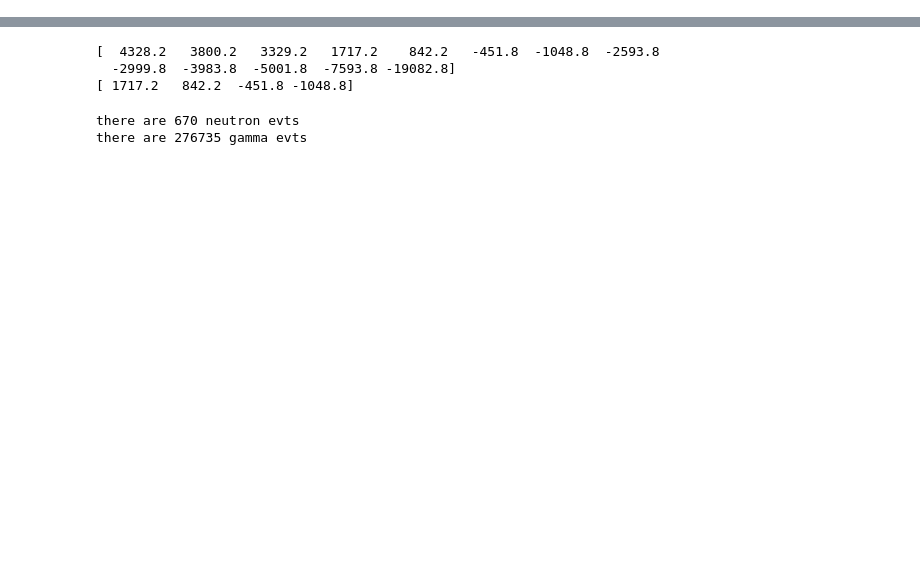
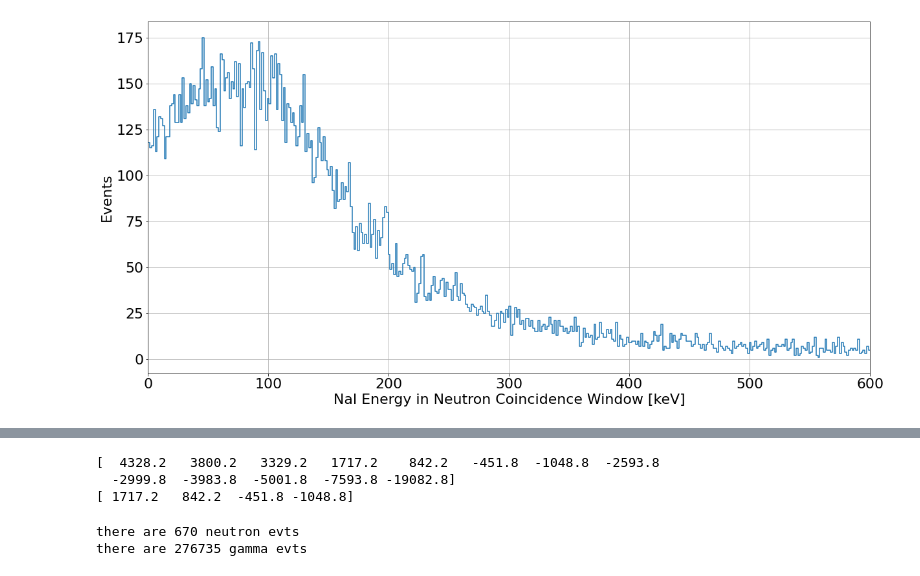
Before and after one commit to bglenardo/Cs136Measurements, a Jupyter notebook: DC_beam_file_loop.ipynb, the cells around one changed output, grey strips where cells are left out. Drawn from its saved outputs; the diff is of its cells as text; code cells hidden in the pictures; blank space fills up the shorter version.

```diff
--- a/DC_beam_file_loop.ipynb
+++ b/DC_beam_file_loop.ipynb
@@ -2,19 +2,13 @@
 import matplotlib.pyplot as plt
 import numpy as np
 import pandas as pd
-
 import os
-
 import uproot
-
 import histlite as hl
-
 import scipy.interpolate as interp
-
 from scipy.optimize import curve_fit
 
-
-plt.rcParams.update({'font.size': 18})
+plt.rcParams.update({'font.size': 22})
 plt.rcParams['figure.figsize'] = (10,8)
 # %%
 replayed_data_dir = '/global/cfs/cdirs/lux/users/haselsco/TUNL_August_2021_Data/replayed/slurm_run30235/'
@@ -152,0 +203,26 @@ No handles with labels found to put in legend.
+# %%
+plt.figure(figsize=(20,10))
+r=(0,600)
+#h_e = hl.hist( 0.6219 * glob_gPH_array[(glob_dts_array<-1250.) & (glob_dts_array>-3750.)] , bins=200, range=r)
+h_e = hl.hist( 0.6219 * glob_gPH_array , bins=400, range=r)
+hl.plot1d(h_e)
+#plt.yscale('log')
+plt.xlabel(r'NaI Energy in Neutron Coincidence Window [keV]')
+plt.ylabel('Events')
+plt.xlim(r)
+#plt.xticks(np.arange(-window, window+1000, step=1000))
+plt.grid()
+
+bincenters = (h_e.bins[0][1:] + h_e.bins[0][:-1])/2.
+binvals = h_e.values
+
+fitmin = -500.
+fitmax = 700.
+
+#fitmask = (bincenters > fitmin) & (bincenters <fitmax)
+#p, cov = curve_fit( Expon, bincenters[fitmask], binvals[fitmask], p0=(5.,fitmin,-1000.))
+#xfit = np.linspace(fitmin,fitmax,500)
+#plt.plot(xfit,Expon( xfit, *p),'-r', linewidth=3, label=r'$\tau = {:0.1f}$ ns'.format(p[2]))
+#plt.legend()
+# %% [output]
+[figure, added]
```
Also changed, not shown: parts of 6 cells of this notebook.
